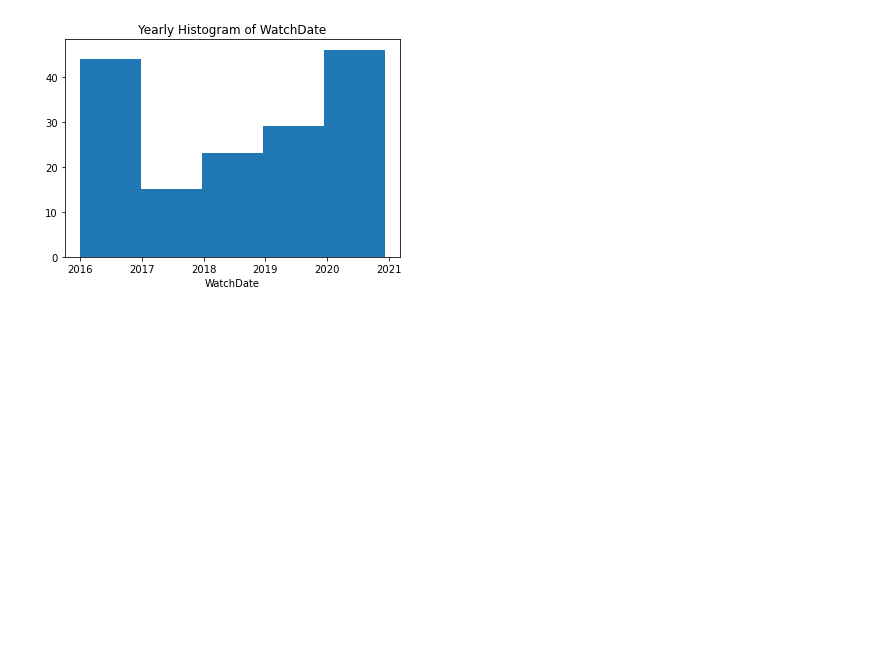
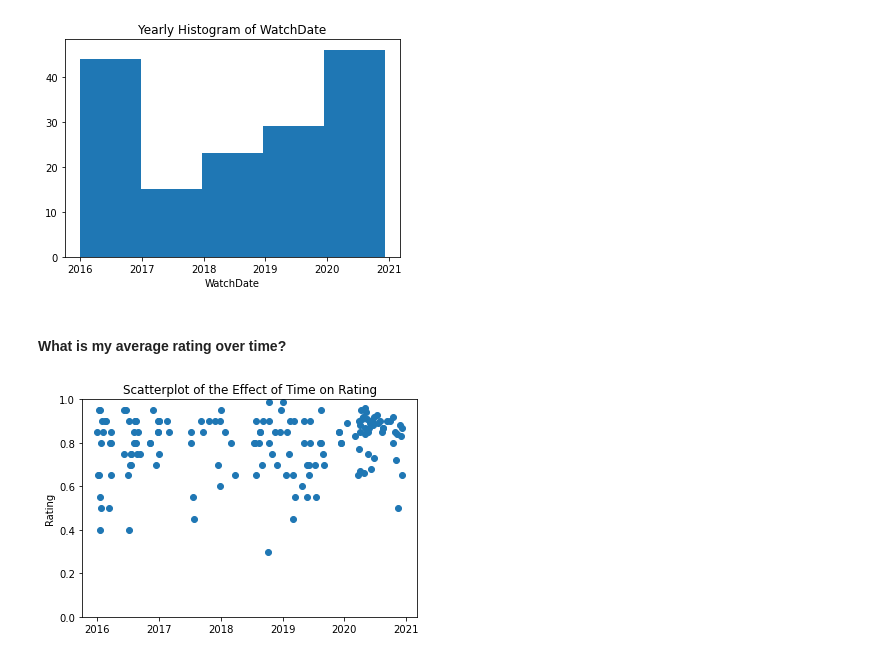
Before and after one commit to amandahutter/Movies-Analysis, a Jupyter notebook: Movies.ipynb, the cells around one changed output. Cells and saved outputs as stored; diff of their text form; code cells hidden in the pictures; blank space fills up the shorter version.

```diff
--- a/Movies.ipynb
+++ b/Movies.ipynb
@@ -108,3 +110,14 @@ plt.title("Yearly Histogram of WatchDate")
 plt.show()
 # %% [output]
 [figure]
+# %% [markdown]
+#### What is my average rating over time?
+# %%
+plt.scatter(data['WatchDate'], data['Rating'])
+plt.title("Scatterplot of the Effect of Time on Rating")
+plt.ylabel('Rating')
+plt.ylim(0,1)
+plt.gca().yaxis.set_major_formatter(mtick.PercentFormatter(1))
+plt.show()
+# %% [output]
+[figure, added]
```
Also changed, not shown: parts of 16 cells of this notebook.
